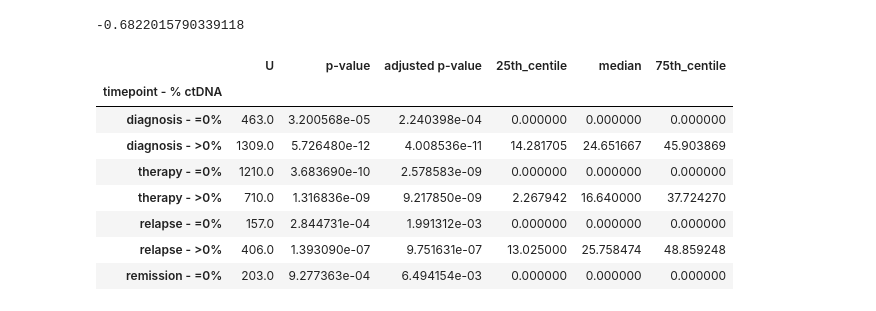
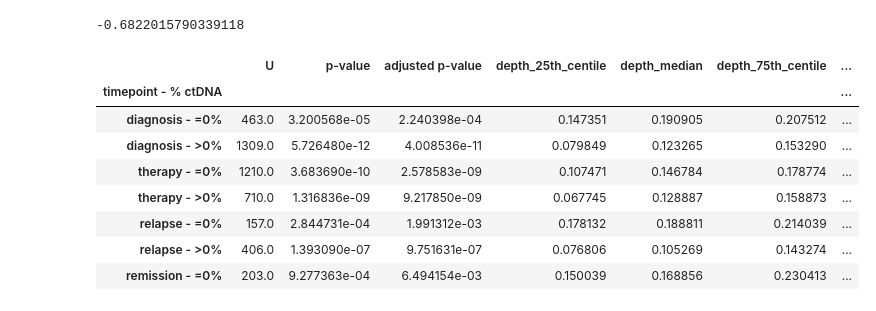
Before and after one commit to asherbryant/BBKMScProject, a Jupyter notebook: Peneder/Peneder_Mann_corr_combined_quant.ipynb, the cells around one changed output. Drawn from its saved outputs; the diff is of its cells as text; code cells hidden in the pictures.

```diff
--- a/Peneder/Peneder_Mann_corr_combined_quant.ipynb
+++ b/Peneder/Peneder_Mann_corr_combined_quant.ipynb
@@ -103,27 +103,36 @@ for i in range(len(conditions)):
 mann_whit_u = []
 for i in range(len(condition_depths[1:-1])):
     stat, p = stats.mannwhitneyu(condition_depths[0], condition_depths[i+1], alternative='greater')
-    first_centile = np.quantile(tumor_fractions[i+1], 0.25)
-    median = np.quantile(tumor_fractions[i+1], 0.5)
-    third_centile = np.quantile(tumor_fractions[i+1], 0.75)
+
+    d_first_centile = np.quantile(condition_depths[i+1], 0.25)
+    d_median = np.quantile(condition_depths[i+1], 0.5)
+    d_third_centile = np.quantile(condition_depths[i+1], 0.75)
+
+    tf_first_centile = np.quantile(tumor_fractions[i+1], 0.25)
+    tf_median = np.quantile(tumor_fractions[i+1], 0.5)
+    tf_third_centile = np.quantile(tumor_fractions[i+1], 0.75)
+
     number_of_tests = len(condition_depths[1:-1])
     n = len(condition_depths[i+1])
-    mann_whit_u.append([stat, p, p * number_of_tests, first_centile, median, third_centile])
+    mann_whit_u.append([stat, p, p * number_of_tests,
+                        d_first_centile, d_median, d_third_centile,
+                        tf_first_centile, tf_median, tf_third_centile])
 # %%
 # there were no remission samples with tumor fraction >0%
 mann_df = pd.DataFrame(mann_whit_u, columns = ['U', 'p-value', 'adjusted p-value',
-                                               '25th_centile', 'median', '75th_centile'])
+                                               'depth_25th_centile', 'depth_median', 'depth_75th_centile',
+                                               'tf_25th_centile', 'tf_median', 'tf_75th_centile'])
 mann_df['timepoint - % ctDNA'] = ['diagnosis - =0%', 'diagnosis - >0%', 'therapy - =0%', 'therapy - >0%',
                              'relapse - =0%', 'relapse - >0%', 'remission - =0%']
 mann_df = mann_df.set_index('timepoint - % ctDNA')
 mann_df
 # %% [output]
-|  | U | p-value | adjusted p-value | 25th_centile | median | 75th_centile |
-| timepoint - % ctDNA |  |  |  |  |  |  |
-| diagnosis - =0% | 463.0 | 3.200568e-05 | 2.240398e-04 | 0.000000 | 0.000000 | 0.000000 |
-| diagnosis - >0% | 1309.0 | 5.726480e-12 | 4.008536e-11 | 14.281705 | 24.651667 | 45.903869 |
-| therapy - =0% | 1210.0 | 3.683690e-10 | 2.578583e-09 | 0.000000 | 0.000000 | 0.000000 |
-| therapy - >0% | 710.0 | 1.316836e-09 | 9.217850e-09 | 2.267942 | 16.640000 | 37.724270 |
-| relapse - =0% | 157.0 | 2.844731e-04 | 1.991312e-03 | 0.000000 | 0.000000 | 0.000000 |
-| relapse - >0% | 406.0 | 1.393090e-07 | 9.751631e-07 | 13.025000 | 25.758474 | 48.859248 |
-| remission - =0% | 203.0 | 9.277363e-04 | 6.494154e-03 | 0.000000 | 0.000000 | 0.000000 |
+|  | U | p-value | adjusted p-value | depth_25th_centile | depth_median | depth_75th_centile | ... |
+| timepoint - % ctDNA |  |  |  |  |  |  | ... |
+| diagnosis - =0% | 463.0 | 3.200568e-05 | 2.240398e-04 | 0.147351 | 0.190905 | 0.207512 | ... |
+| diagnosis - >0% | 1309.0 | 5.726480e-12 | 4.008536e-11 | 0.079849 | 0.123265 | 0.153290 | ... |
+| therapy - =0% | 1210.0 | 3.683690e-10 | 2.578583e-09 | 0.107471 | 0.146784 | 0.178774 | ... |
+| therapy - >0% | 710.0 | 1.316836e-09 | 9.217850e-09 | 0.067745 | 0.128887 | 0.158873 | ... |
+| relapse - =0% | 157.0 | 2.844731e-04 | 1.991312e-03 | 0.178132 | 0.188811 | 0.214039 | ... |
+| relapse - >0% | 406.0 | 1.393090e-07 | 9.751631e-07 | 0.076806 | 0.105269 | 0.143274 | ... |
+| remission - =0% | 203.0 | 9.277363e-04 | 6.494154e-03 | 0.150039 | 0.168856 | 0.230413 | ... |
```
Also changed, not shown: 1 other file.
